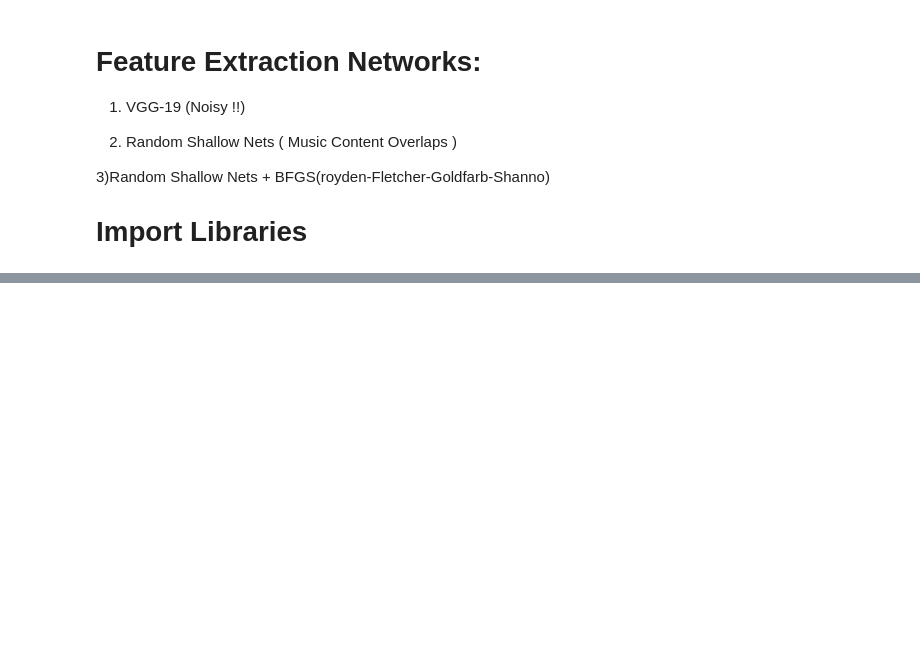
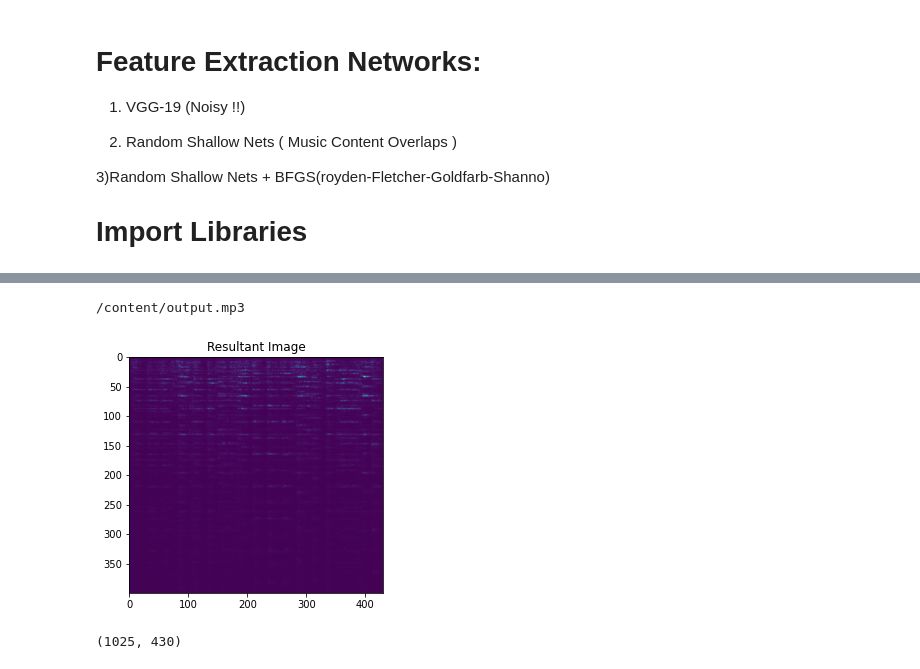
Before and after one commit to jainilparikh/MusicStyleTransfer, a Jupyter notebook: SpectrogramAnalysis.ipynb, the cells around one changed output, grey strips where cells are left out. Cells and saved outputs as stored; diff of their text form; code cells hidden in the pictures; blank space fills up the shorter version.

```diff
--- a/SpectrogramAnalysis.ipynb
+++ b/SpectrogramAnalysis.ipynb
@@ -260,0 +173,11 @@ iteration :499
+# %%
+a = np.zeros_like(a_content)
+a[:N_CHANNELS,:] = np.exp(result[0,0].T) - 1
+
+# This code is supposed to do phase reconstruction
+p = 2 * np.pi * np.random.random_sample(a.shape) - np.pi
+for i in range(500):
+  print("Iteration Number :" + str(i))
+  S = a * np.exp(1j*p)
+  x = librosa.istft(S)
+  p = np.angle(librosa.stft(x, N_FFT))
@@ -260,0 +210,18 @@ iteration :499
+# %%
+print(OUTPUT_FILENAME)
+# %% [output]
+/content/output.mp3
+# %%
+## Resulant spectrogram Image
+result = result.reshape((1025,430));
+plt.figure(figsize=(10, 5))
+plt.subplot(1, 2, 1)
+plt.title('Resultant Image')
+plt.imshow(a[:400,:])
+plt.show()
+# %% [output]
+[figure, added]
+# %%
+print(a.shape)
+# %% [output]
+(1025, 430)
```
Also changed, not shown: parts of 38 cells of this notebook, 2 other files.
